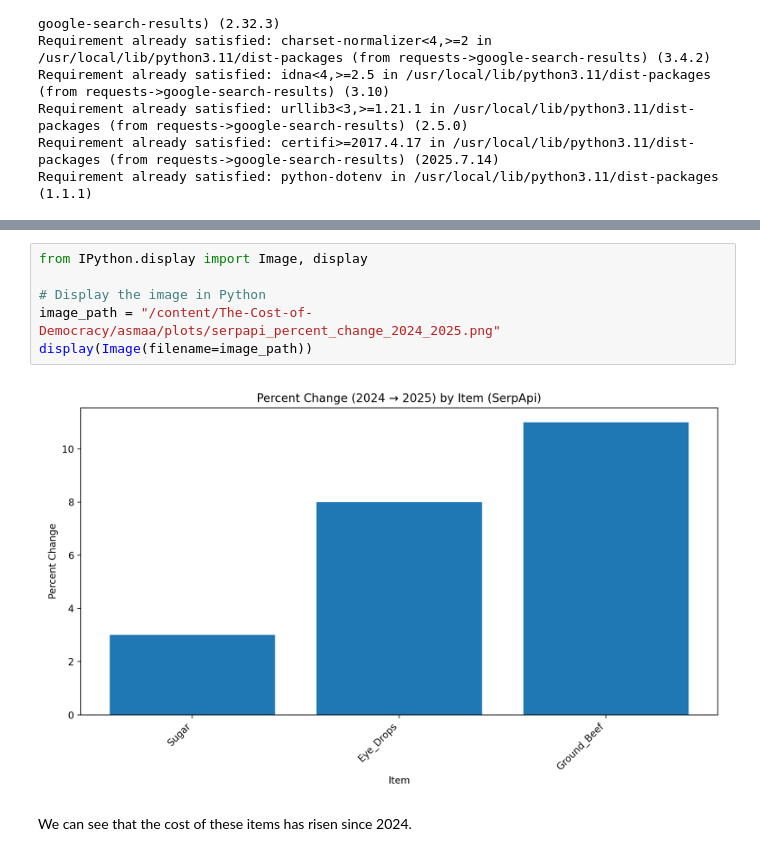
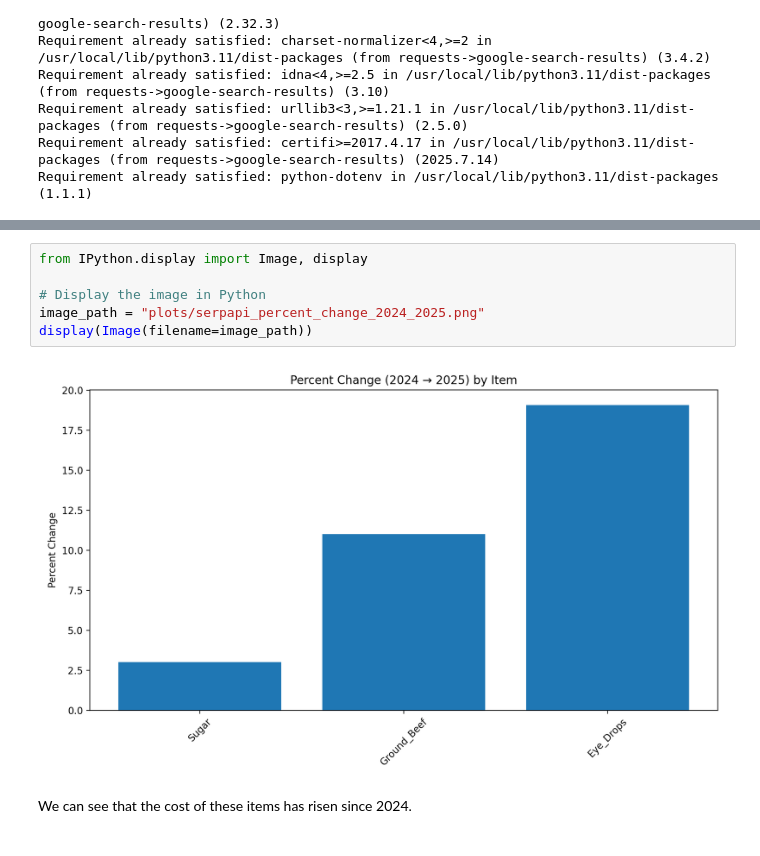
Before and after one commit to blkpvnthr/The-Cost-of-Democracy, a Jupyter notebook: asmaa/asmaa.ipynb, the cells around one changed output, grey strips where cells are left out. Cells and saved outputs as stored; diff of their text form.

```diff
--- a/asmaa/asmaa.ipynb
+++ b/asmaa/asmaa.ipynb
@@ -263,11 +267,11 @@ Building price path since 2016 for: Eye_Drops
 # %%
 from IPython.display import Image, display
 
 # Display the image in Python
-image_path = "/content/The-Cost-of-Democracy/asmaa/plots/serpapi_percent_change_2024_2025.png"
+image_path = "plots/serpapi_percent_change_2024_2025.png"
 display(Image(filename=image_path))
 # %% [output]
-[figure, old version]
+[figure, new version]
 # %% [markdown]
 We can see that the cost of these items has risen since 2024.
 # %% [markdown]
```
Also changed, not shown: parts of 5 cells of this notebook, 4 other files.
